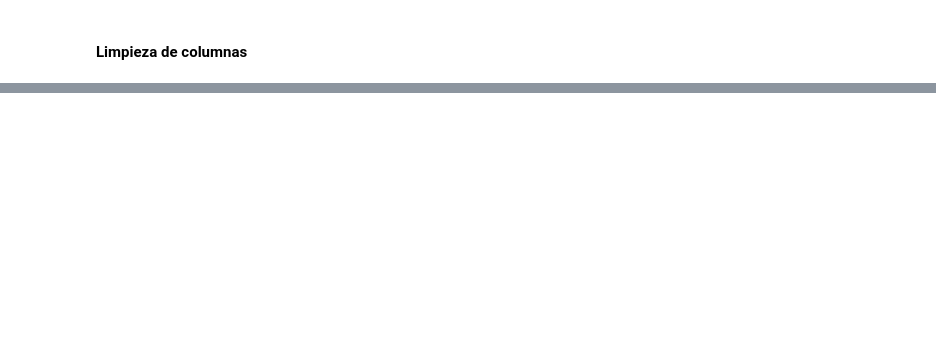
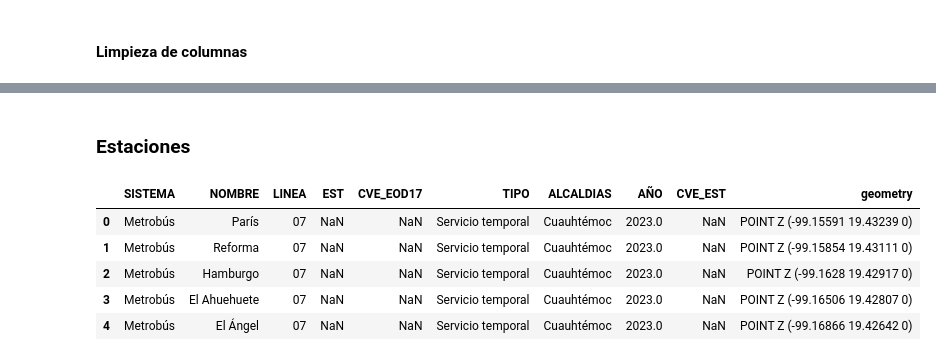
Before and after one commit to trio-tristeza/hackods-unam, a Jupyter notebook: notebooks/02_limpieza_datos_w.ipynb, the cells around one changed output, grey strips where cells are left out. Drawn from its saved outputs; the diff is of its cells as text; code cells hidden in the pictures; blank space fills up the shorter version.

```diff
--- a/notebooks/02_limpieza_datos_w.ipynb
+++ b/notebooks/02_limpieza_datos_w.ipynb
@@ -175,0 +208,12 @@ estaciones_metro_limpia.to_file("../datos/procesados/SCT_metro_limpia/estaciones
+# %% [markdown]
+### Estaciones
+# %%
+estaciones_mb = gpd.read_file(ruta_shp + "mb_shp/Metrobus_estaciones.shp")
+estaciones_mb.head()
+# %% [output]
+|  | SISTEMA | NOMBRE | LINEA | EST | CVE_EOD17 | TIPO | ALCALDIAS | AÑO | CVE_EST | geometry |
+| 0 | Metrobús | París | 07 | NaN | NaN | Servicio temporal | Cuauhtémoc | 2023.0 | NaN | POINT Z (-99.15591 19.43239 0) |
+| 1 | Metrobús | Reforma | 07 | NaN | NaN | Servicio temporal | Cuauhtémoc | 2023.0 | NaN | POINT Z (-99.15854 19.43111 0) |
+| 2 | Metrobús | Hamburgo | 07 | NaN | NaN | Servicio temporal | Cuauhtémoc | 2023.0 | NaN | POINT Z (-99.1628 19.42917 0) |
+| 3 | Metrobús | El Ahuehuete | 07 | NaN | NaN | Servicio temporal | Cuauhtémoc | 2023.0 | NaN | POINT Z (-99.16506 19.42807 0) |
+| 4 | Metrobús | El Ángel | 07 | NaN | NaN | Servicio temporal | Cuauhtémoc | 2023.0 | NaN | POINT Z (-99.16866 19.42642 0) |
```
Also changed, not shown: parts of 17 cells of this notebook.
